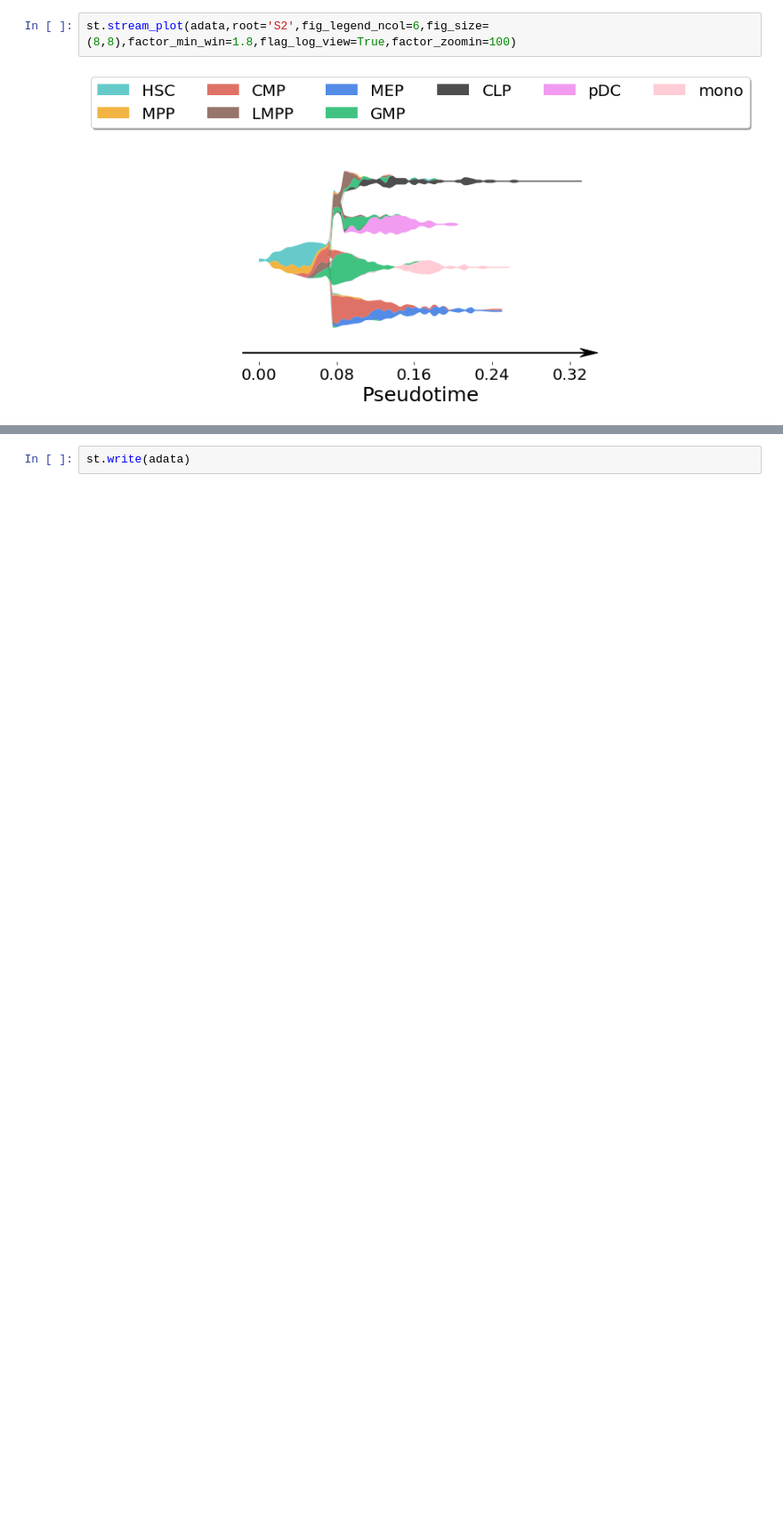
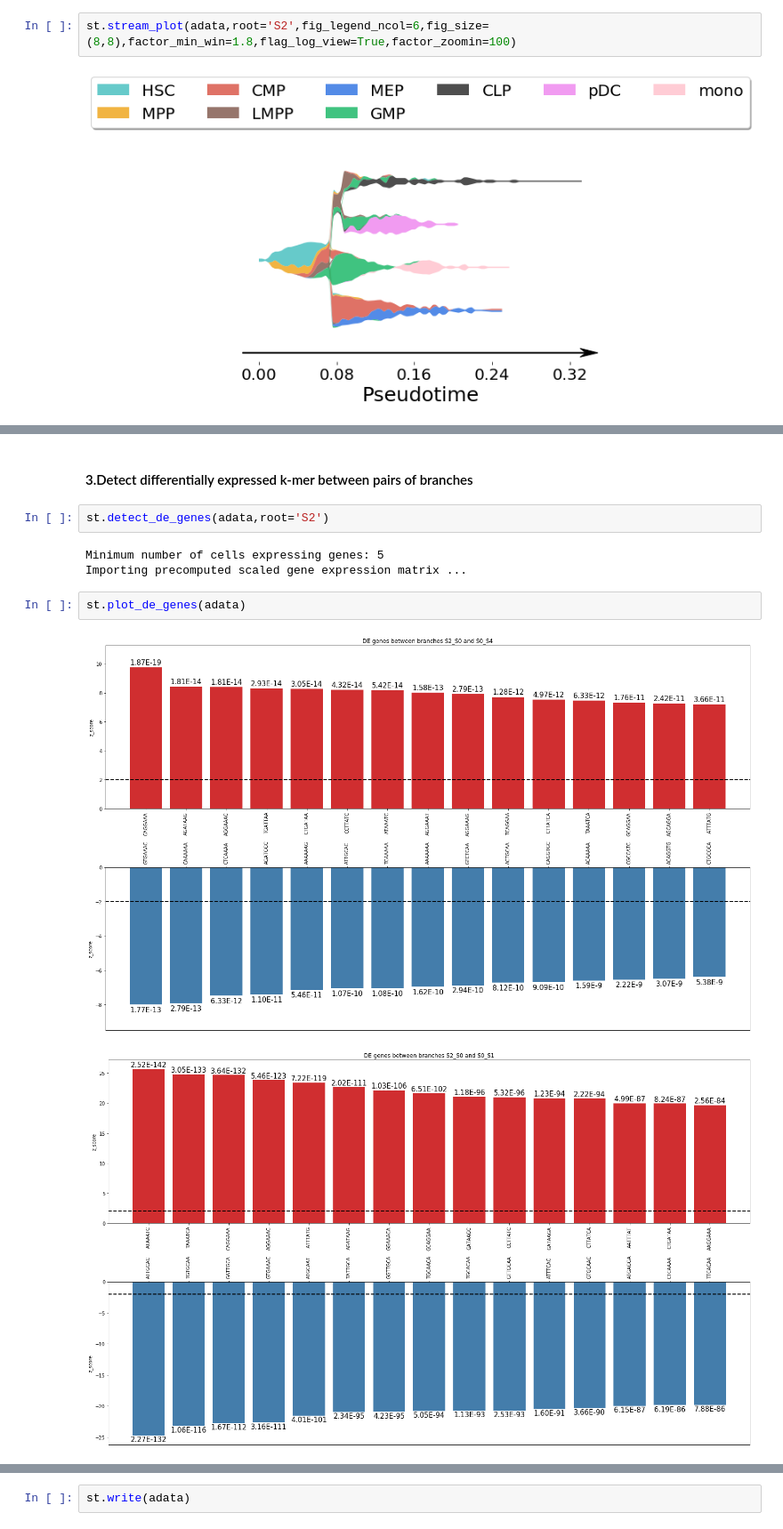
Before and after one commit to pinellolab/STREAM, a Jupyter notebook: tutorial/4.STREAM_scATAC-seq.ipynb, the cells around one changed output, grey strips where cells are left out. Shown at 89% size. Saved outputs shown, nothing was run; the diff lists cells and outputs as text; blank space fills up the shorter version.

```diff
--- a/tutorial/4.STREAM_scATAC-seq.ipynb
+++ b/tutorial/4.STREAM_scATAC-seq.ipynb
@@ -176,0 +221,12 @@ st.stream_plot(adata,root='S2',fig_legend_ncol=6,fig_size=(8,8),factor_min_win=1
+# %% [markdown]
+#### 3.Detect differentially expressed k-mer between pairs of branches
+# %%
+st.detect_de_genes(adata,root='S2')
+# %% [output]
+Minimum number of cells expressing genes: 5
+Importing precomputed scaled gene expression matrix ...
+# %%
+st.plot_de_genes(adata)
+# %% [output]
+[figure, added]
+[figure, added]
```
Also changed, not shown: parts of 19 cells of this notebook.
